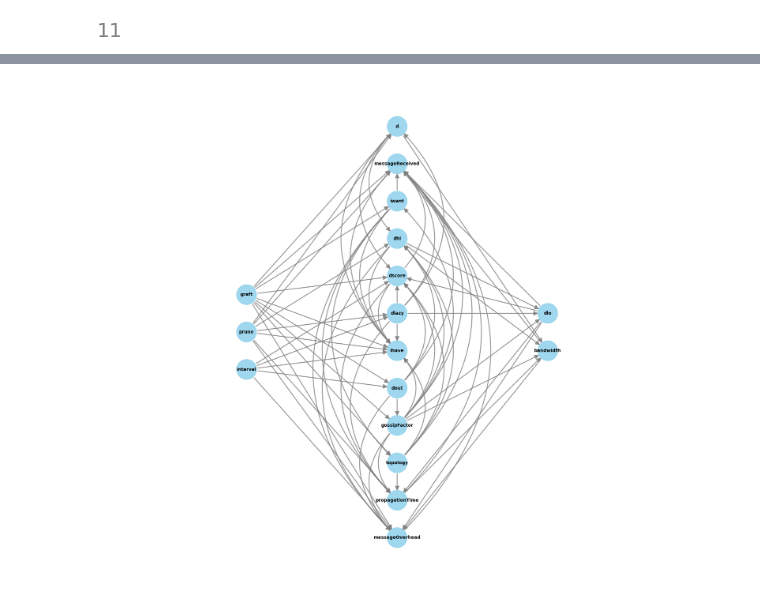
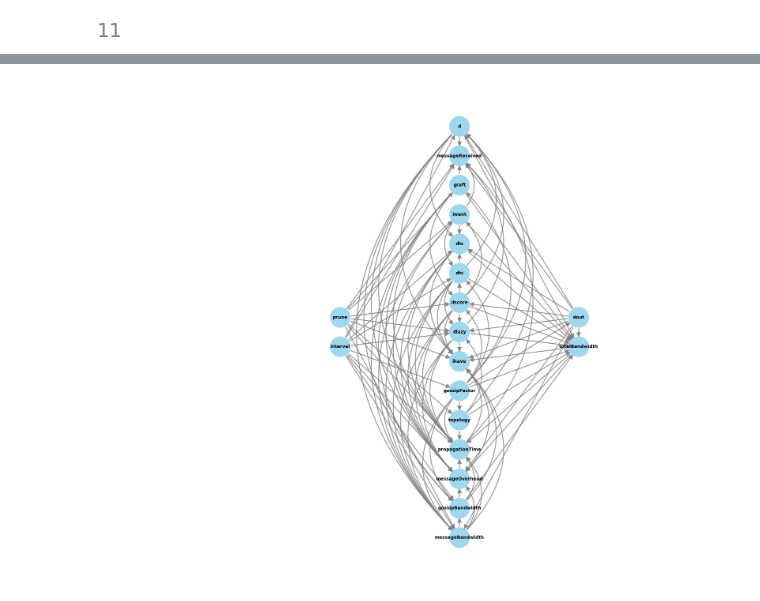
Before and after one commit to FlavScheidt/flexi-pipe, a Jupyter notebook: data/CausalAnalysis/CausalDiscovery/DECIAnalysis.ipynb, the cells around one changed output, grey strips where cells are left out. Drawn from its saved outputs; the diff is of its cells as text; code cells hidden in the pictures.

```diff
--- a/data/CausalAnalysis/CausalDiscovery/DECIAnalysis.ipynb
+++ b/data/CausalAnalysis/CausalDiscovery/DECIAnalysis.ipynb
@@ -70,9 +70,12 @@ causal_graph = nx.DiGraph([('d', 'messageReceived'),
                            ('prune', 'graft'),
                            ('prune', 'propagationTime'),
                            ('messageReceived', 'messageOverhead'),
-                           ('messageOverhead', 'bandwidth'),
-                           ('ihave', 'bandwidth'),
-                           ('iwant', 'bandwidth')
+                           ('messageOverhead', 'totalBandwidth'),
+                           ('ihave', 'gossipBandwidth'),
+                           ('iwant', 'gossipBandwidth'),
+                           ('gossipBandwidth', 'totalBandwidth'),
+                           ('messageReceived', 'messageBandwidth'),
+                           ('messageBandwidth', 'totalBandwidth')
                          ])
 # %%
 #From digraph to adjancency matrix
@@ -111,20 +116,21 @@ print(causal_graph.nodes)
 data = pd.read_csv('../GenerateDatasets/consolidated.csv',header=0, index_col=0)
 consolidated = pd.DataFrame(data)
 
-consolidated = consolidated.drop(columns=['experiment', 'messageBandwidth', 'gossipBandwidth'])#, 'messageDuplicated'])#, 'n_nodes', 'consensus', 'messageDuplicated'])
-consolidated = consolidated.rename(columns={'topology':'top', 'totalBandwidth':'bandwidth'})
+consolidated = consolidated.drop(columns=['experiment'])#, 'messageBandwidth'])#, 'gossipBandwidth'])#, 'messageDuplicated'])#, 'n_nodes', 'consensus', 'messageDuplicated'])
+consolidated = consolidated.rename(columns={'topology':'top'})#, 'totalBandwidth':'bandwidth', 'gossipBandwidth':'rpcs'})
 consolidated['topology'] = 0
 consolidated.loc[consolidated['top'] == 'general', 'topology'] = 1
-consolidated = consolidated.loc[consolidated['bandwidth'] > 0]
+consolidated = consolidated.loc[consolidated['totalBandwidth'] > 0]
 consolidated = consolidated.drop(columns=['top'])
 # consolidated.head(100)
 
 #Rearrange columns according to nodes list
 nodes = causal_graph.nodes
 
-X = consolidated[['d', 'messageReceived', 'graft', 'prune', 'iwant', 'dlo', 'dhi', 'dscore', 'dlazy', 'ihave', 'dout', 'gossipFactor',
-                  'interval', 'topology', 'propagationTime', 'messageOverhead', 'bandwidth']].to_numpy()
+X = consolidated[['d', 'messageReceived', 'graft', 'prune', 'iwant', 'dlo', 'dhi', 'dscore', 'dlazy', 'ihave', 'dout',
+                  'gossipFactor', 'interval', 'topology', 'propagationTime', 'messageOverhead', 'totalBandwidth', 'gossipBandwidth', 'messageBandwidth']].to_numpy()
 
 # X = consolidated.to_numpy()
-print(X)
+# print(X)
+consolidated.head(10)
 # %% [output]
@@ -471,13 +484,31 @@ metrics.metrics
 # %%
 learned_causal_graph =  nx.from_numpy_array(pred_dag, create_using=nx.DiGraph)
 
-mapping = {0:'d', 1:'messageReceived', 2:'graft', 3:'prune', 4:'iwant', 5:'dlo', 6:'dhi', 7:'dscore', 8:'dlazy', 9:'ihave', 10:'dout', 11:'gossipFactor', 12:'interval', 13:'topology', 14:'propagationTime', 15:'messageOverhead', 16:'bandwidth'}
-# nx.set_node_attributes(learned_causal_graph, labels, "name")
+mapping = {0:'d',
+            1:'messageReceived',
+            2:'graft',
+            3:'prune',
+            4:'iwant',
+            5:'dlo',
+            6:'dhi',
+            7:'dscore',
+            8:'dlazy',
+            9:'ihave',
+            10:'dout',
+            11:'gossipFactor',
+            12:'interval',
+            13:'topology',
+            14:'propagationTime',
+            15:'messageOverhead',
+            16:'totalBandwidth',
+            17:'gossipBandwidth',
+            18:'messageBandwidth'}
+
 H = nx.relabel_nodes(learned_causal_graph, mapping)
 
 nx.write_adjlist(H, "deci.adjlist")
 
 # fig, ax = plt.subplots(figsize=(15,20))
 gcm.util.plot(H, figure_size=[25, 20])
 # %% [output]
-[figure, old version]
+[figure, new version]
```
Also changed, not shown: parts of 10 cells of this notebook, 9 other files.
